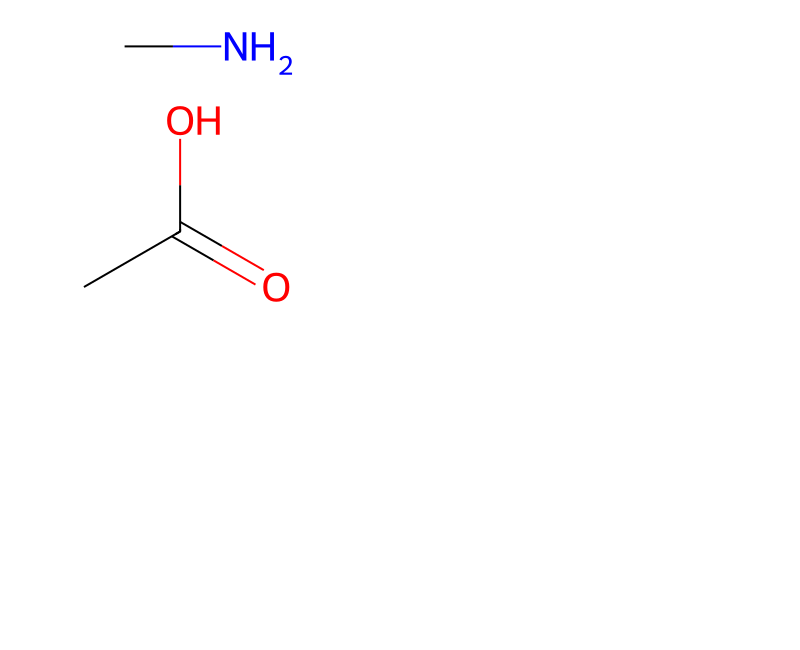
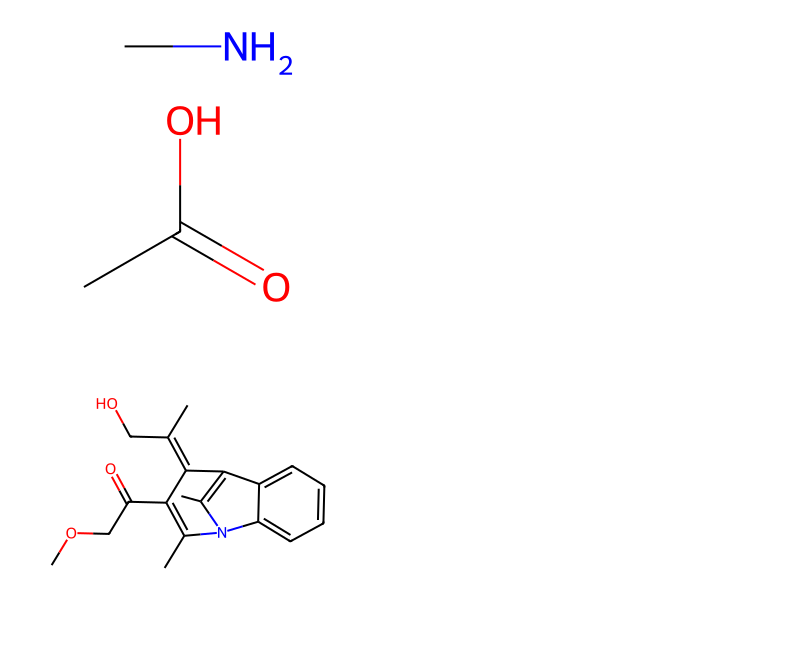
Before and after one commit to Akito-UzukiP/MolecularGPT, a Jupyter notebook: test.ipynb, the cells around one changed output. Saved outputs shown, nothing was run; the diff lists cells and outputs as text; code cells hidden in the pictures; blank space fills up the shorter version.

```diff
--- a/test.ipynb
+++ b/test.ipynb
@@ -165,3 +165,8 @@ Chem.SanitizeMol(pr[0][0])
 Chem.Draw.MolToImage(pr[0][0])
 # %% [output]
 [figure]
+# %%
+from rdkit.Chem import AllChem as Chem
+Chem.Draw.MolToImage(Chem.MolFromSmiles("COCC(=O)C1=C(C)N2C3=CC=CC=C3C(=C2C)C1=C(C)CO"))
+# %% [output]
+[figure, added]
```
Also changed, not shown: parts of 4 cells of this notebook, 6 other files.
